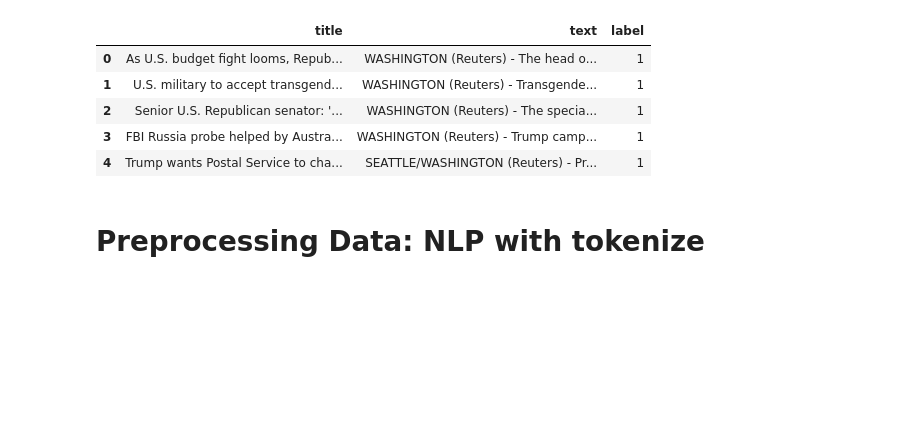
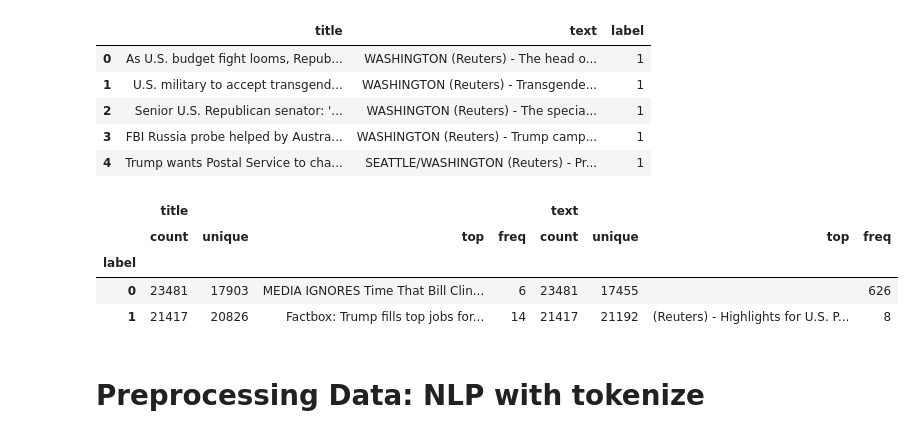
Before and after one commit to Shannon-Watts/fake_news_ML, a Jupyter notebook: fake_news.ipynb, the cells around one changed output. Drawn from its saved outputs; the diff is of its cells as text; code cells hidden in the pictures; blank space fills up the shorter version.

```diff
--- a/fake_news.ipynb
+++ b/fake_news.ipynb
@@ -181,6 +168,14 @@ real_or_fake_df.head()
 | 2 | Senior U.S. Republican senator: '... | WASHINGTON (Reuters) - The specia... | 1 |
 | 3 | FBI Russia probe helped by Austra... | WASHINGTON (Reuters) - Trump camp... | 1 |
 | 4 | Trump wants Postal Service to cha... | SEATTLE/WASHINGTON (Reuters) - Pr... | 1 |
+# %%
+real_or_fake_df.groupby('label').describe()
+# %% [output]
+|  | title |  |  |  | text |  |  |  |
+|  | count | unique | top | freq | count | unique | top | freq |
+| label |  |  |  |  |  |  |  |  |
+| 0 | 23481 | 17903 | MEDIA IGNORES Time That Bill Clin... | 6 | 23481 | 17455 |  | 626 |
+| 1 | 21417 | 20826 | Factbox: Trump fills top jobs for... | 14 | 21417 | 21192 | (Reuters) - Highlights for U.S. P... | 8 |
 # %%
 # ANY VISUALISATIONS?
 # plot time period
```
Also changed, not shown: parts of 27 cells of this notebook.
